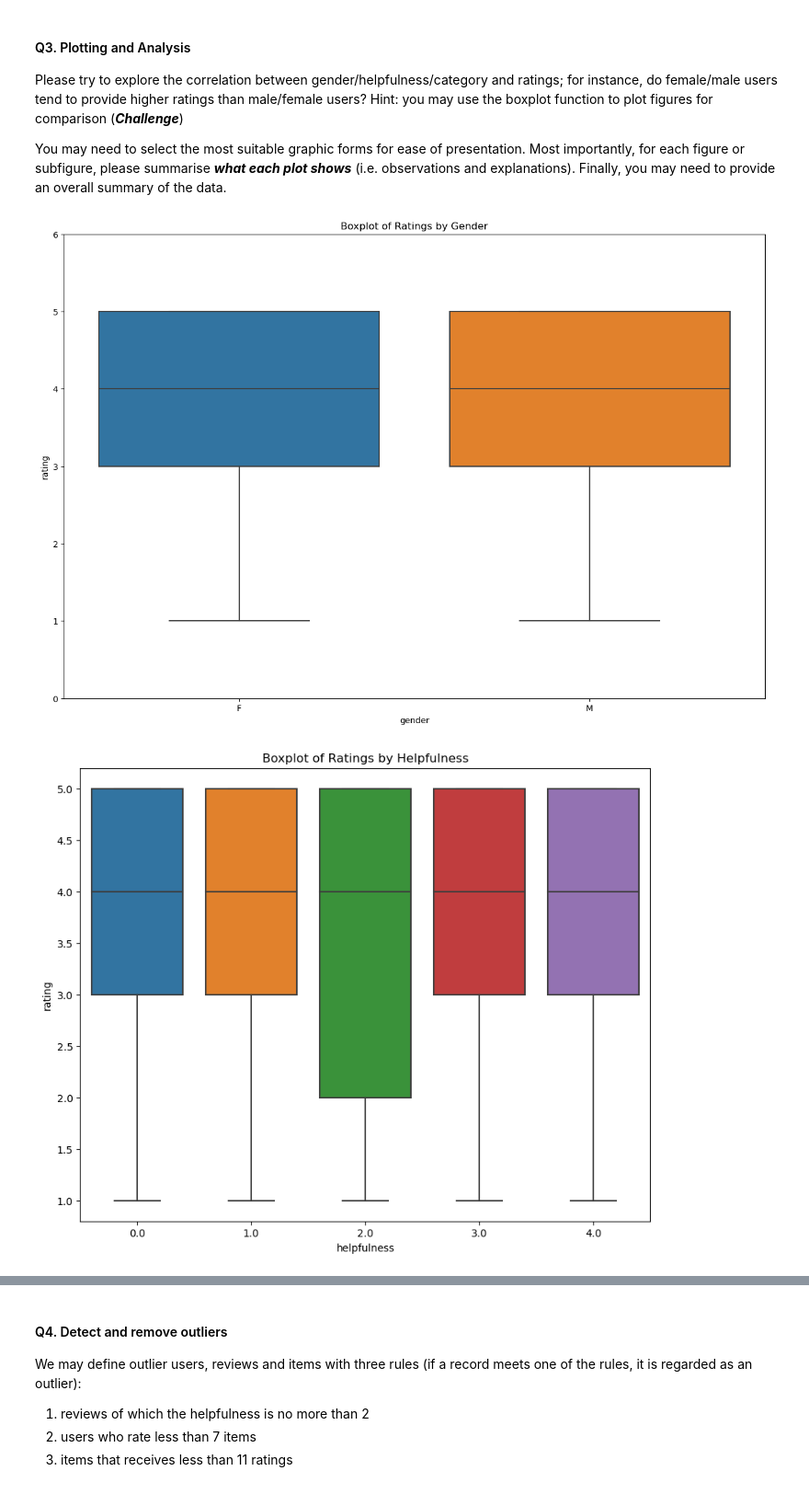
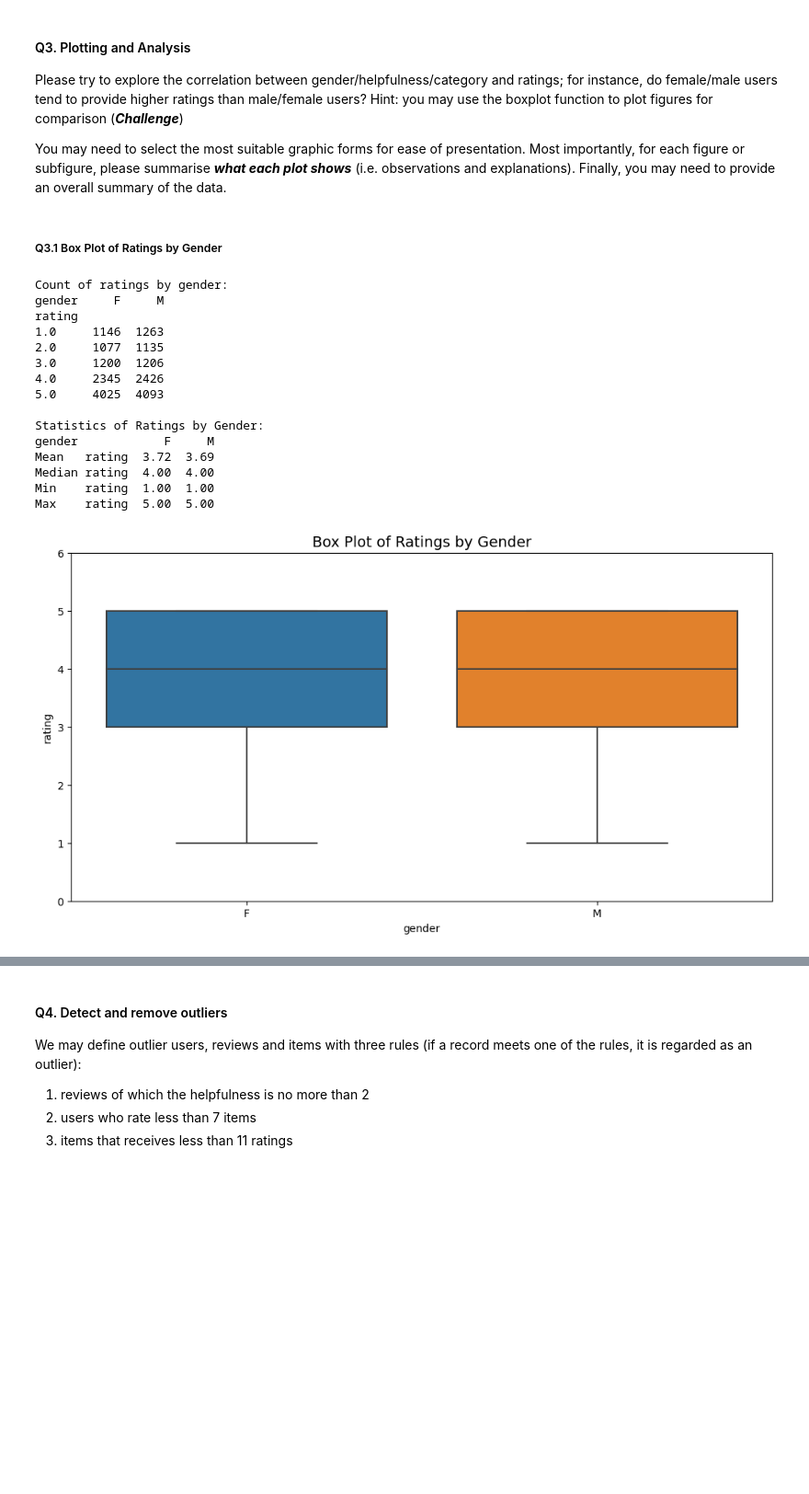
Before and after one commit to leonguyen18/MQ-Data-Science-Portfolio-1, a Jupyter notebook: Portfolio_1_questions.ipynb, the cells around one changed output, grey strips where cells are left out. Shown at 92% size. Saved outputs shown, nothing was run; the diff lists cells and outputs as text; code cells hidden in the pictures; blank space fills up the shorter version.

```diff
--- a/Portfolio_1_questions.ipynb
+++ b/Portfolio_1_questions.ipynb
@@ -235,30 +219,56 @@ Name: rating, dtype: float64
 Please try to explore the correlation between gender/helpfulness/category and ratings; for instance, do female/male users tend to provide higher ratings than male/female users? Hint: you may use the boxplot function to plot figures for comparison (___Challenge___)
 
 You may need to select the most suitable graphic forms for ease of presentation. Most importantly, for each figure or subfigure, please summarise ___what each plot shows___ (i.e. observations and explanations). Finally, you may need to provide an overall summary of the data.
+# %% [markdown]
+##### Q3.1 Box Plot of Ratings by Gender
+# %%
+# Convert 'rating' column to numeric
+df_cleaned_sub = df_cleaned.copy()
+df_cleaned_sub['rating'] = pd.to_numeric(df_cleaned_sub['rating'], errors='coerce')
+
+# Create a pivot table with count of ratings
+pivot_table_count = df_cleaned_sub.pivot_table(index='rating', columns='gender', aggfunc='size', fill_value=0)
+
+# Create pivot tables with average, median, min, and max ratings
+pivot_table_mean = df_cleaned_sub.pivot_table(columns='gender', values='rating', aggfunc='mean').round(2)
+pivot_table_median = df_cleaned_sub.pivot_table(columns='gender', values='rating', aggfunc='median').round(2)
+pivot_table_min = df_cleaned_sub.pivot_table(columns='gender', values='rating', aggfunc='min').round(2)
+pivot_table_max = df_cleaned_sub.pivot_table(columns='gender', values='rating', aggfunc='max').round(2)
+
+# Combine the statistics into one DataFrame
+stats_gender_df = pd.concat([pivot_table_mean, pivot_table_median, pivot_table_min, pivot_table_max], keys=['Mean', 'Median', 'Min', 'Max'])
+
+print("Count of ratings by gender:")
+print(pivot_table_count)
+
+print("\nStatistics of Ratings by Gender:")
+print(stats_gender_df)
+# %% [output]
+Count of ratings by gender:
+gender     F     M
+rating
+1.0     1146  1263
+2.0     1077  1135
+3.0     1200  1206
+4.0     2345  2426
+5.0     4025  4093
+
+Statistics of Ratings by Gender:
+gender            F     M
+Mean   rating  3.72  3.69
+Median rating  4.00  4.00
+Min    rating  1.00  1.00
+Max    rating  5.00  5.00
 # %%
 import pandas as pd
+import seaborn as sns
 import matplotlib.pyplot as plt
-import seaborn as sns
 
 # Boxplot for gender vs ratings
-plt.figure(figsize=(15, 10)) #Width, height in inches.
+plt.figure(figsize=(12, 6))
 sns.boxplot(x='gender', y='rating', data=df_cleaned)
-plt.title('Boxplot of Ratings by Gender', fontsize = 12)
-plt.ylim (0,6)
+plt.title('Box Plot of Ratings by Gender', fontsize = 14)
+plt.ylim(0, 6) # Adjust the y-axis to range from 0 to 6
 plt.show()
-
-
-# Boxplot for helpfulness vs ratings
-plt.figure(figsize=(10, 8))
-sns.boxplot(x='helpfulness', y='rating', data=df_cleaned, orient = 'v')
-plt.title('Boxplot of Ratings by Helpfulness')
-plt.show()
-
-# Boxplot for category vs ratings
-plt.figure(figsize=(10, 8))
-sns.boxplot(x='category', y='rating', data=df_cleaned, orient = 'v')
-plt.title('Boxplot of Ratings by Category')
-plt.show()
 # %% [output]
-[figure, old version]
+[figure, new version]
-[figure, removed]
```
Also changed, not shown: parts of 33 cells of this notebook, 1 other file.
